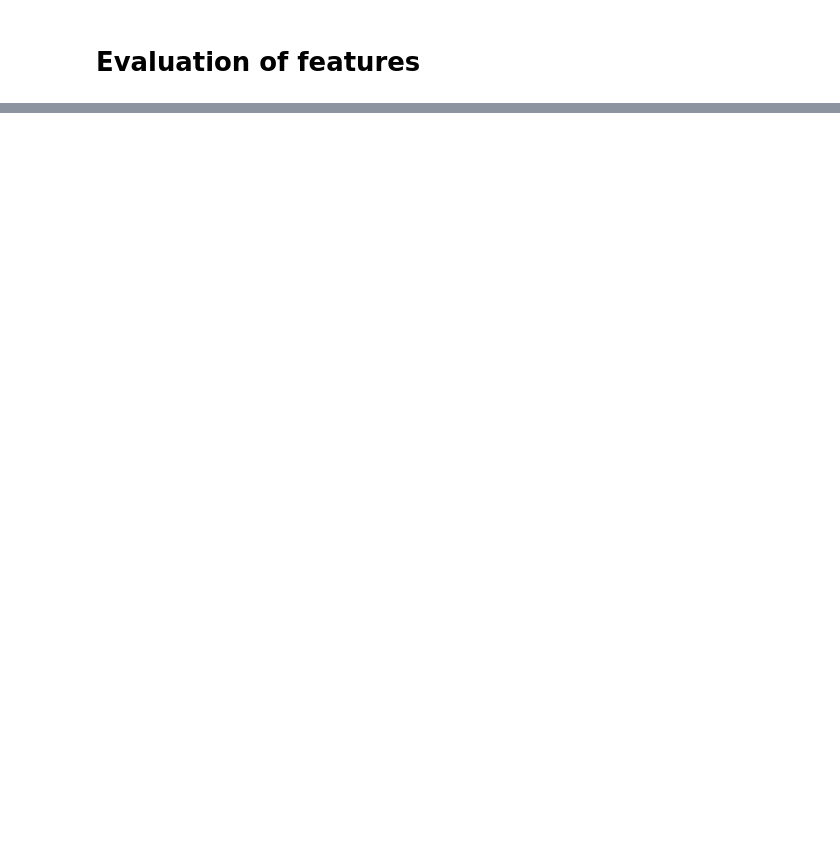
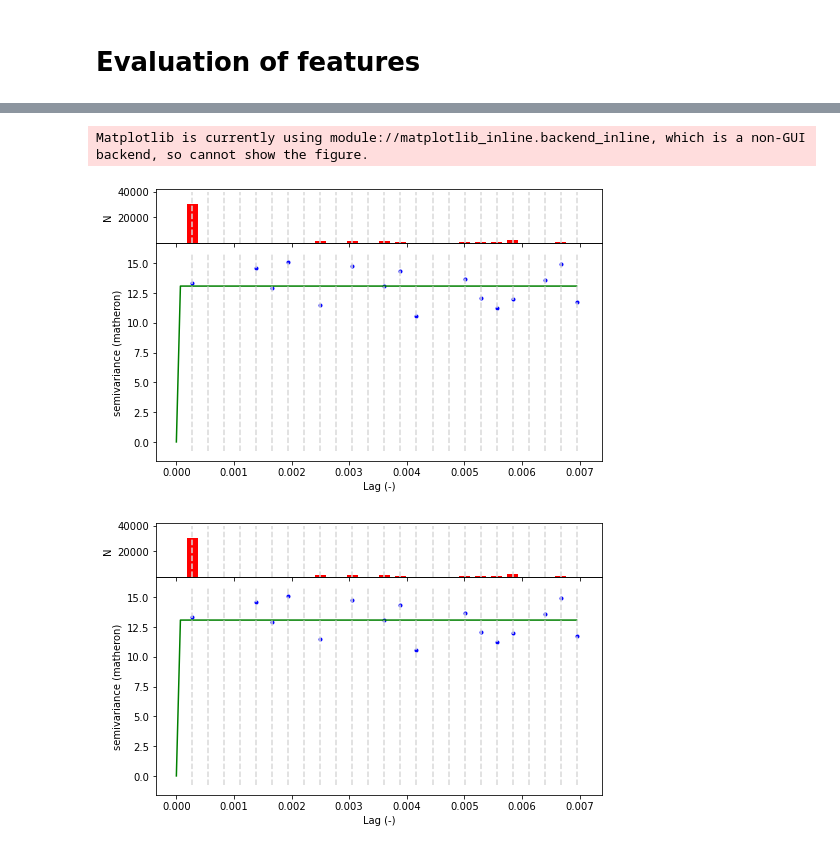
Before and after one commit to khatrigaurav/temperature_modelling, a Jupyter notebook: Analytics/2. Spatial Analysis.ipynb, the cells around one changed output, grey strips where cells are left out. Saved outputs shown, nothing was run; the diff lists cells and outputs as text; code cells hidden in the pictures; blank space fills up the shorter version.

```diff
--- a/Analytics/2. Spatial Analysis.ipynb
+++ b/Analytics/2. Spatial Analysis.ipynb
@@ -216,0 +223,3 @@ valueBuildingfraction 13 ['KWIMADIS138', 'KWIMCFAR8', 'KWIMADIS233', 'KWIMADIS30
+# %%
+import pandas as pd
+grouped_data = pd.read_csv('../Analytics/temp_data/grouped_data_untouched_6.csv')
@@ -216,0 +242,7 @@ valueBuildingfraction 13 ['KWIMADIS138', 'KWIMCFAR8', 'KWIMADIS233', 'KWIMADIS30
+# %%
+V = skgstat.Variogram(grouped_data[['latitude','longitude']], grouped_data.temperature,maxlag=0.02, n_lags=25, model='gaussian', normalize=False)
+V.plot()
+# %% [output]
+Matplotlib is currently using module://matplotlib_inline.backend_inline, which is a non-GUI backend, so cannot show the figure.
+[figure, added]
+[figure, added]
```
Also changed, not shown: parts of 22 cells of this notebook, 6 other files.
